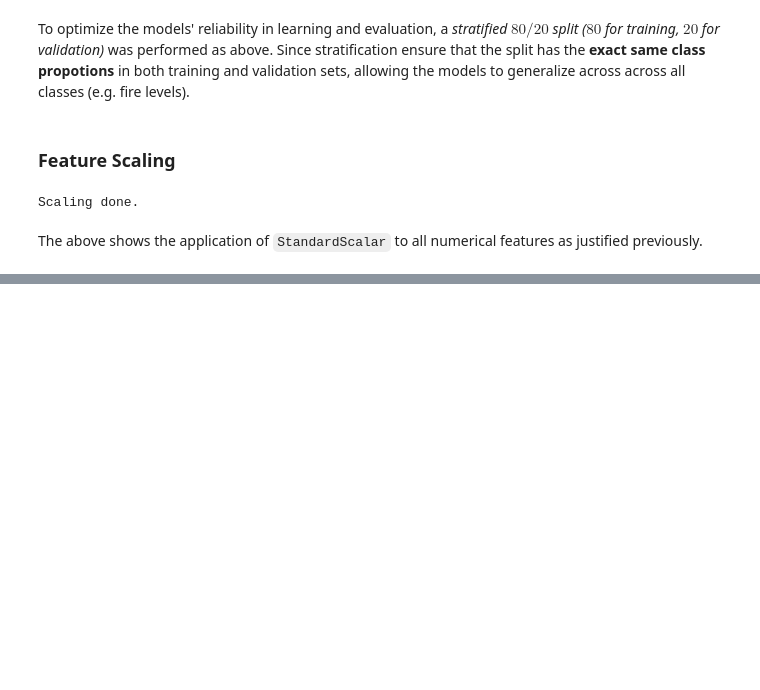
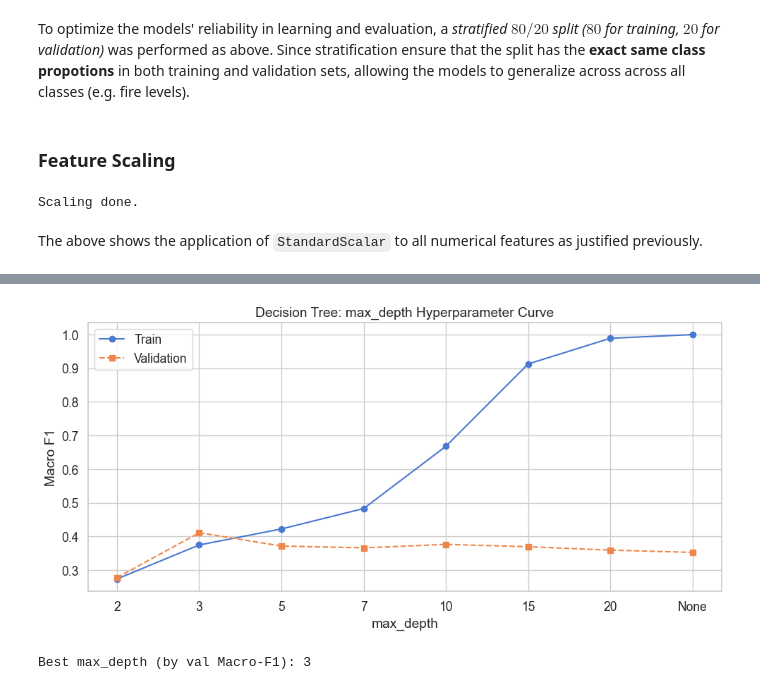
Before and after one commit to wadamiru/manual-ml, a Jupyter notebook: ML-A2/project_wildfire.ipynb, the cells around one changed output, grey strips where cells are left out. Saved outputs shown, nothing was run; the diff lists cells and outputs as text; code cells hidden in the pictures; blank space fills up the shorter version.

```diff
--- a/ML-A2/project_wildfire.ipynb
+++ b/ML-A2/project_wildfire.ipynb
@@ -486,0 +531,30 @@ def hyperparam_curve(param_vals, tr_scores, val_scores, xlabel, title, log=False
+# %%
+# hyperparam 1: max_depth
+depths       = [2, 3, 5, 7, 10, 15, 20, None]
+depth_labels = [str(d) if d else 'None' for d in depths]
+tr_f1s, val_f1s = [], []
+
+for d in depths:
+    dt = DecisionTreeClassifier(max_depth=d, random_state=SEED)
+    dt.fit(X_train, y_train)
+    tr_f1s.append(f1_score(y_train, dt.predict(X_train), average='macro'))
+    val_f1s.append(f1_score(y_val,  dt.predict(X_val),  average='macro'))
+
+fig, ax = plt.subplots(figsize=FIGSIZE)
+x_pos = range(len(depths))
+ax.plot(x_pos, tr_f1s, 'o-', label='Train')
+ax.plot(x_pos, val_f1s, 's--', label='Validation')
+ax.set_xticks(x_pos)
+ax.set_xticklabels(depth_labels)
+ax.set_xlabel('max_depth')
+ax.set_ylabel('Macro F1')
+ax.set_title('Decision Tree: max_depth Hyperparameter Curve')
+ax.legend()
+plt.tight_layout()
+plt.show()
+
+best_depth = depths[int(np.argmax(val_f1s))]
+print(f'Best max_depth (by val Macro-F1): {best_depth}')
+# %% [output]
+[figure, added]
+Best max_depth (by val Macro-F1): 3
```
Also changed, not shown: parts of 14 cells of this notebook, 1 other file.
